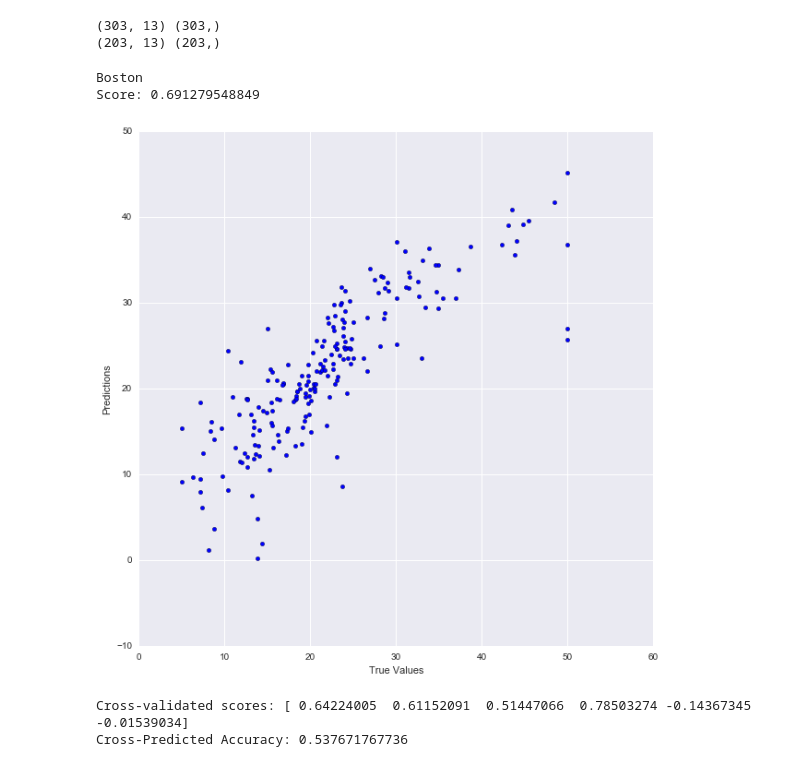
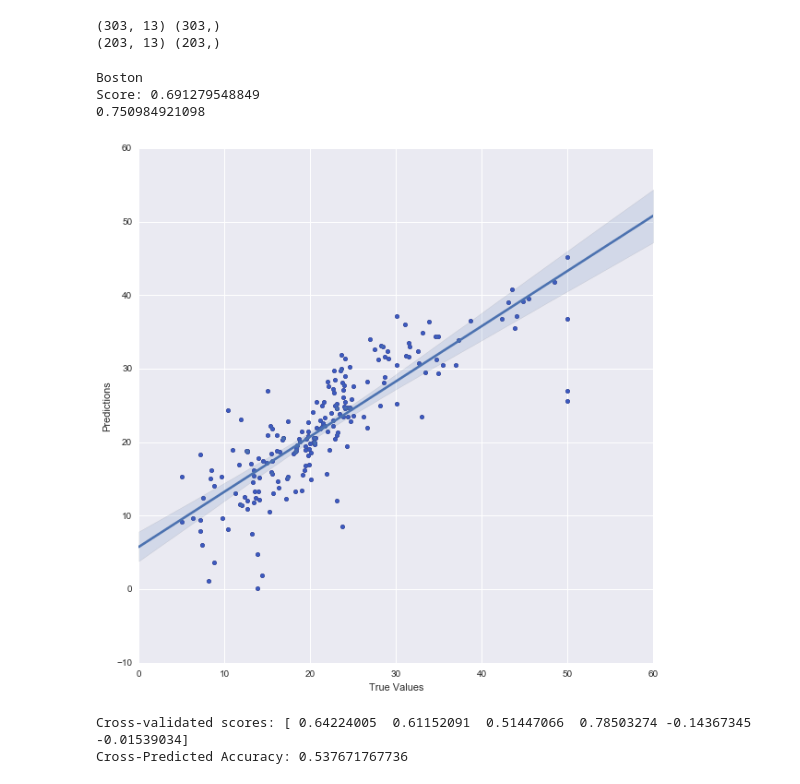
Before and after one commit to stavgrossfeld/GA-Data-Science-Immersive, a Jupyter notebook: week-03/3.2-train-test-split/code/starter-code/Train-Test Split.ipynb, the cells around one changed output. Saved outputs shown, nothing was run; the diff lists cells and outputs as text; code cells hidden in the pictures.

```diff
--- a/week-03/3.2-train-test-split/code/starter-code/Train-Test Split.ipynb
+++ b/week-03/3.2-train-test-split/code/starter-code/Train-Test Split.ipynb
@@ -158,19 +158,25 @@ print X_test.shape, y_test.shape
 # %%
 lm = linear_model.LinearRegression()
 
 model = lm.fit(X_train, y_train)
 predictions = lm.predict(X_test)
 
 ## The line / model
 plt.scatter(y_test, predictions)
+
+sns.regplot(y_test,predictions)
+
 plt.xlabel("True Values")
 plt.ylabel("Predictions")
 print 'Boston'
 print "Score:", model.score(X_test, y_test)
+
+print metrics.r2_score(y_train, lm.predict(X_train))
 # %% [output]
 Boston
 Score: 0.691279548849
+0.750984921098
-[figure, old version]
+[figure, new version]
 # %%
 # Perform 6-fold cross validation
 scores = cross_val_score(model, boston_df, y, cv=6)
```
Also changed, not shown: 13 other files.
